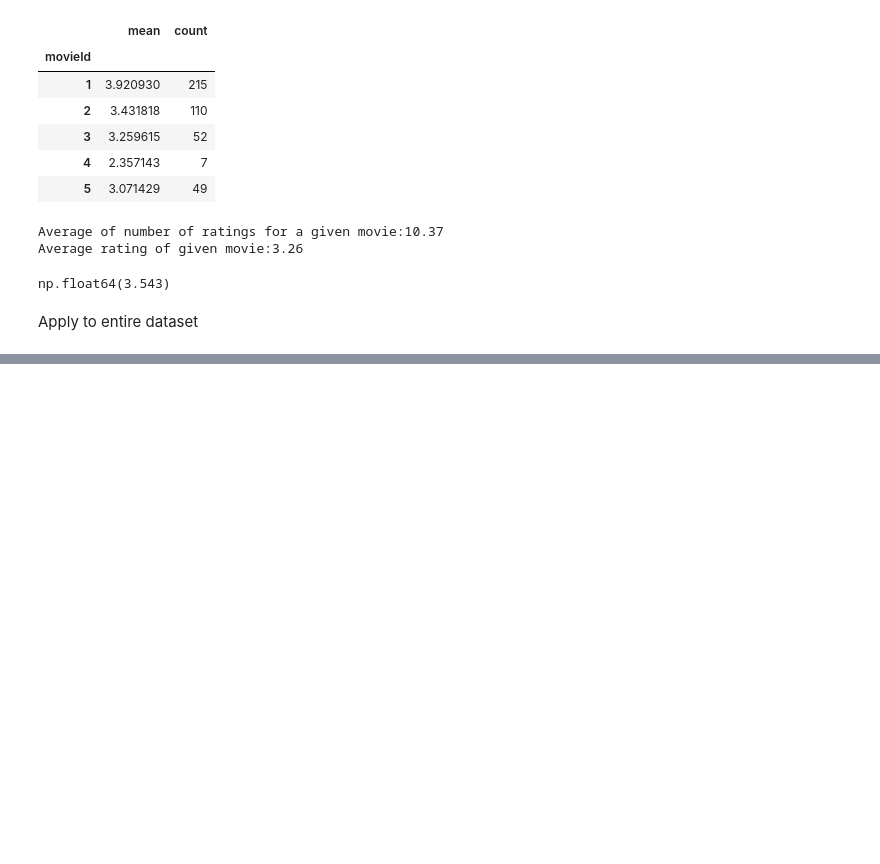
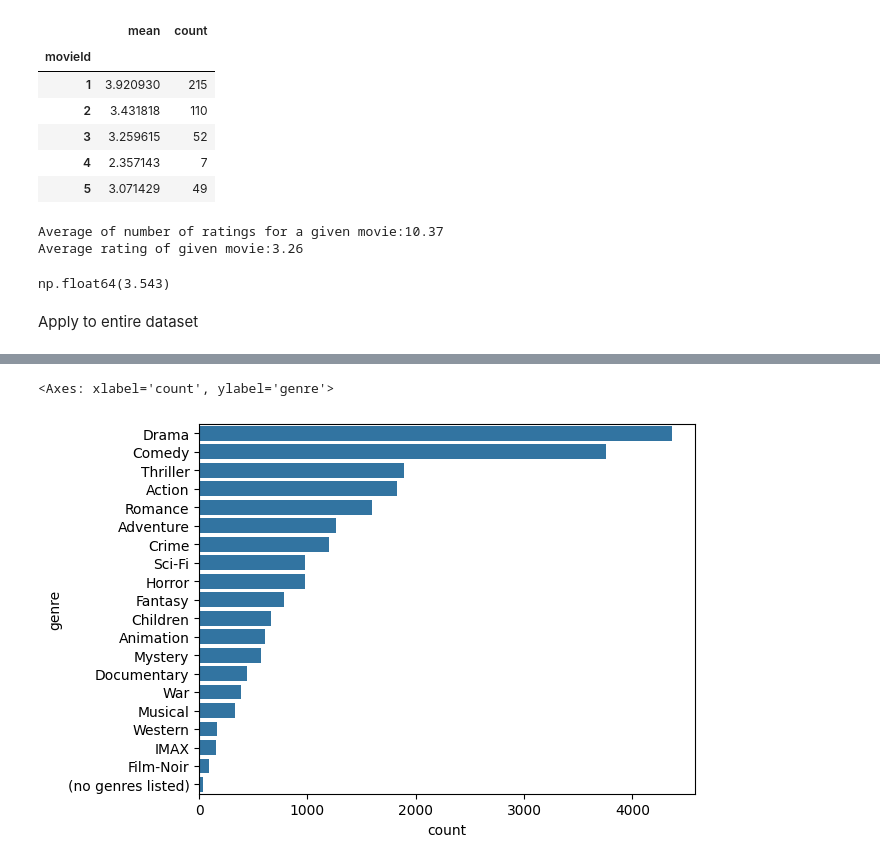
Before and after one commit to DSon24/Practice-recommender-project, a Jupyter notebook: Code/practice recommender.ipynb, the cells around one changed output, grey strips where cells are left out. Cells and saved outputs as stored; diff of their text form; code cells hidden in the pictures; blank space fills up the shorter version.

```diff
--- a/Code/practice recommender.ipynb
+++ b/Code/practice recommender.ipynb
@@ -180,0 +215,3 @@ bayesian_avg_ratings.head()
+# %%
+movies['genres'] = movies['genres'].apply(lambda x: x.split("|"))
+movies.head()
@@ -180,0 +227,5 @@ bayesian_avg_ratings.head()
+# %%
+from collections import Counter
+total_genres = Counter(g for genres in movies['genres'] for g in genres)
+print(f"There are total {len(total_genres)} genres.")
+Counter(total_genres)
@@ -180,0 +261,4 @@ bayesian_avg_ratings.head()
+# %%
+total_genres_df = pd.DataFrame([total_genres]).T.reset_index()
+total_genres_df.columns = ['genre','count']
+total_genres_df
@@ -180,0 +283,5 @@ bayesian_avg_ratings.head()
+# %%
+sns.barplot(x = "count", y ="genre", data = total_genres_df.sort_values(by="count",ascending= False) )
+# %% [output]
+<Axes: xlabel='count', ylabel='genre'>
+[figure, added]
```
Also changed, not shown: parts of 14 cells of this notebook.
